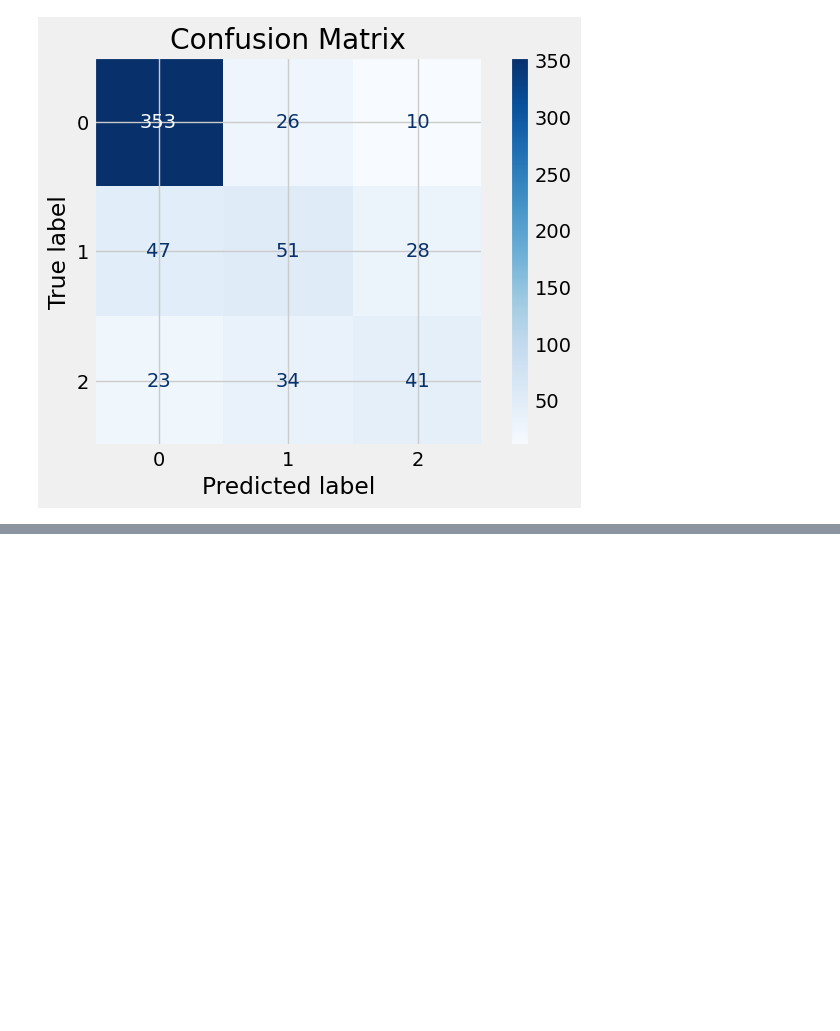
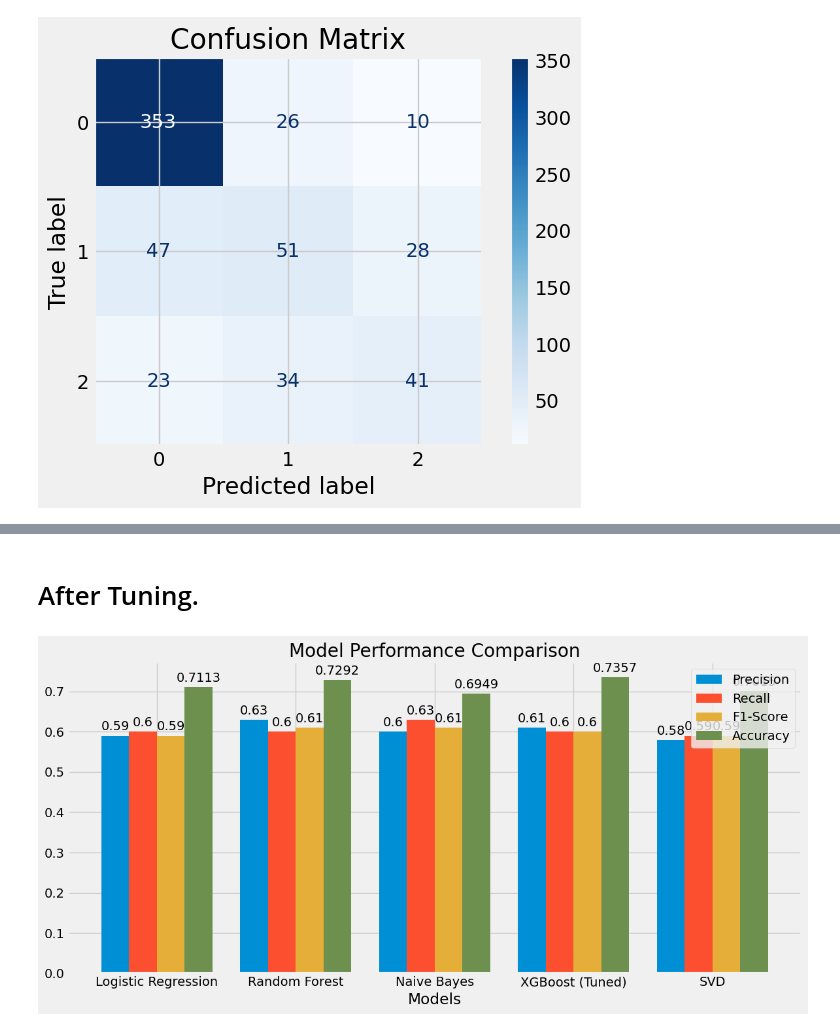
Before and after one commit to JEr1yAnalst/CAPSTONE-PROJECT-sentiment-analysis, a Jupyter notebook: notebook.ipynb, the cells around one changed output, grey strips where cells are left out. Cells and saved outputs as stored; diff of their text form; code cells hidden in the pictures; blank space fills up the shorter version.

```diff
--- a/notebook.ipynb
+++ b/notebook.ipynb
@@ -1636,0 +1741,40 @@ XGBoost RMSE: 0.6309
+# %% [markdown]
+# After Tuning.
+# %%
+import matplotlib.pyplot as plt
+import numpy as np
+
+# Data for plotting
+models = ['Logistic Regression', 'Random Forest', 'Naive Bayes', 'XGBoost (Tuned)', 'SVD']
+accuracy = [0.7113, 0.7292, 0.6949, 0.7357, 0.7015]
+precision = [0.59, 0.63, 0.60, 0.61, 0.58]  # Macro average precision
+recall = [0.60, 0.60, 0.63, 0.60, 0.59]     # Macro average recall
+f1_score = [0.59, 0.61, 0.61, 0.60, 0.59]   # Macro average F1-score
+
+x = np.arange(len(models))  # the label locations
+width = 0.2  # the width of the bars
+
+# Plotting
+fig, ax = plt.subplots(figsize=(12, 6))
+rects1 = ax.bar(x - 1.5*width, precision, width, label='Precision')
+rects2 = ax.bar(x - 0.5*width, recall, width, label='Recall')
+rects3 = ax.bar(x + 0.5*width, f1_score, width, label='F1-Score')
+rects4 = ax.bar(x + 1.5*width, accuracy, width, label='Accuracy')
+
+# Add some text for labels, title, and custom x-axis tick labels, etc.
+ax.set_xlabel('Models')
+ax.set_title('Model Performance Comparison')
+ax.set_xticks(x)
+ax.set_xticklabels(models)
+ax.legend()
+
+ax.bar_label(rects1, padding=3)
+ax.bar_label(rects2, padding=3)
+ax.bar_label(rects3, padding=3)
+ax.bar_label(rects4, padding=3)
+
+fig.tight_layout()
+
+plt.show()
+# %% [output]
+[figure, added]
```
Also changed, not shown: parts of 20 cells of this notebook, 4 other files.
